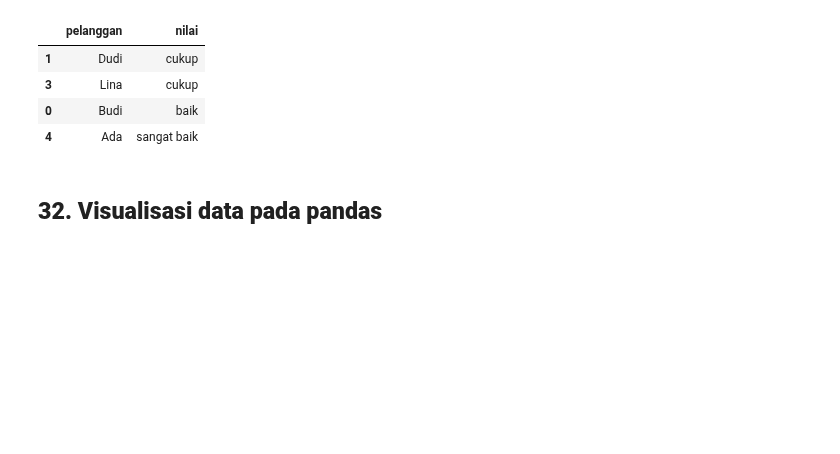
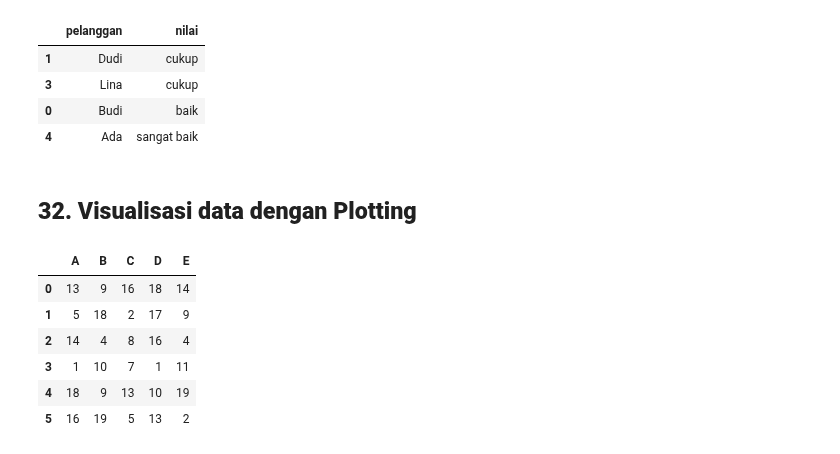
Before and after one commit to Edy-Mochamad/Learn-jupyter-notebook, a Jupyter notebook: pandas.ipynb, the cells around one changed output. Cells and saved outputs as stored; diff of their text form; code cells hidden in the pictures; blank space fills up the shorter version.

```diff
--- a/pandas.ipynb
+++ b/pandas.ipynb
@@ -1542,4 +1543,19 @@ df[df['nilai'] >= 'cukup']
 | 0 | Budi | baik |
 | 4 | Ada | sangat baik |
 # %% [markdown]
-## **32. Visualisasi data pada pandas**
+## **32. Visualisasi data dengan Plotting**
+# %%
+n_rows = 40
+n_cols = 5
+cols = tuple('ABCDE')
+
+df = pd.DataFrame(np.random.randint(1, 20, size = (n_rows, n_cols)), columns = cols)
+df.head(6)
+# %% [output]
+|  | A | B | C | D | E |
+| 0 | 13 | 9 | 16 | 18 | 14 |
+| 1 | 5 | 18 | 2 | 17 | 9 |
+| 2 | 14 | 4 | 8 | 16 | 4 |
+| 3 | 1 | 10 | 7 | 1 | 11 |
+| 4 | 18 | 9 | 13 | 10 | 19 |
+| 5 | 16 | 19 | 5 | 13 | 2 |
```
Also changed, not shown: parts of 5 cells of this notebook.
